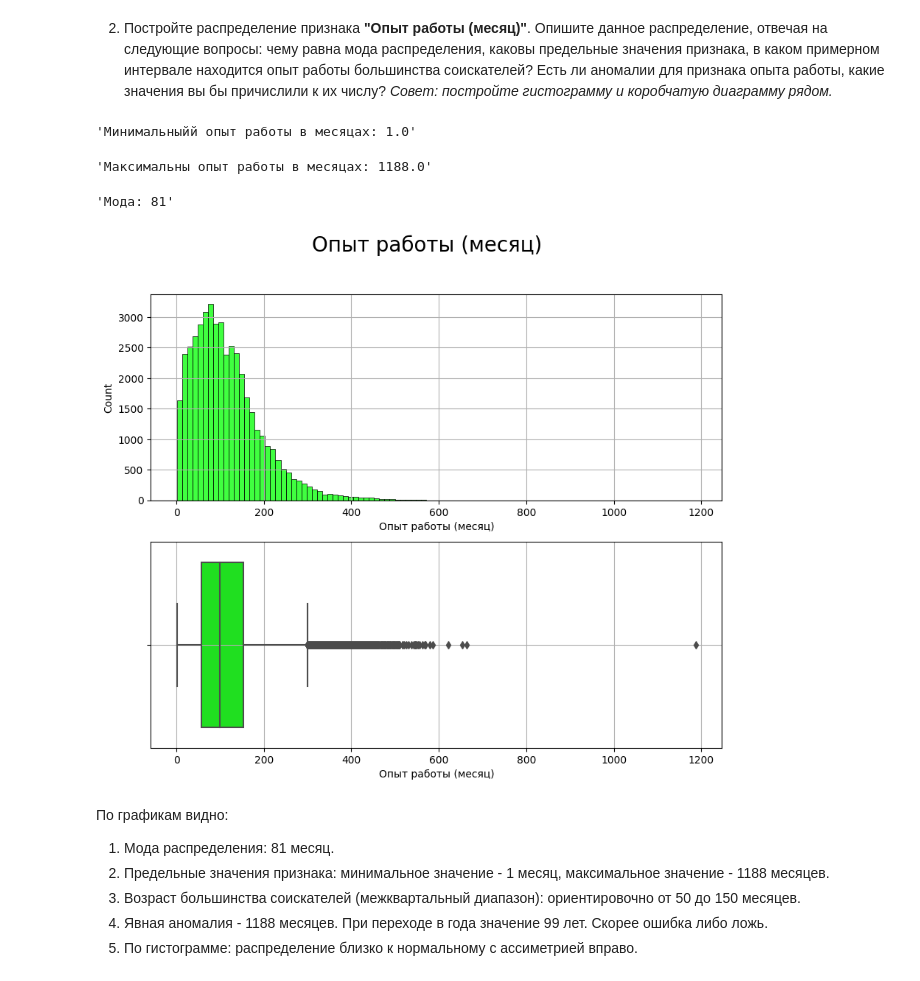
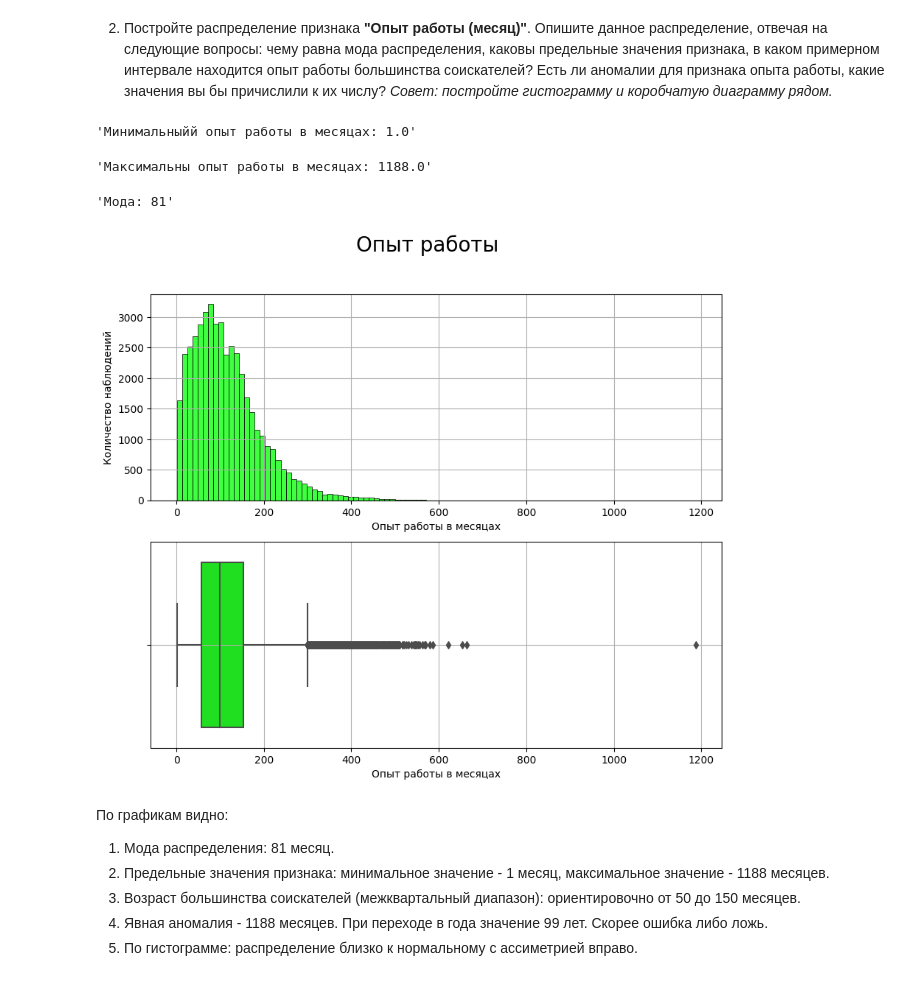
Before and after one commit to ASGlazyrin/ASG_SF_Rep, a Jupyter notebook: project_1/Project-1.ipynb, the cells around one changed output. Drawn from its saved outputs; the diff is of its cells as text; code cells hidden in the pictures.

```diff
--- a/project_1/Project-1.ipynb
+++ b/project_1/Project-1.ipynb
@@ -500,33 +503,36 @@ axes[1].grid()
 # %%
 # ваш код здесь
 
 #Определение точных предельных значений и моды
 display('Минимальныйй опыт работы в месяцах: ' + str(hh_data['Опыт работы (месяц)'].min()))
 display('Максимальны опыт работы в месяцах: ' + str(hh_data['Опыт работы (месяц)'].max()))
 display('Мода: ' + str(int(hh_data['Опыт работы (месяц)'].mode())))
 
 fig, axes = plt.subplots(nrows=2, ncols=1, figsize=(10, 8))
-fig.suptitle('Опыт работы (месяц)', fontsize=20)
+fig.suptitle('Опыт работы', fontsize=20)
 sns.histplot(
     data=hh_data,
     x='Опыт работы (месяц)',
     bins=100,
     color='lime',
     ax=axes[0]
 );
-axes[0].grid()
+axes[0].grid();
+axes[0].set_ylabel('Количество наблюдений');
+axes[0].set_xlabel('Опыт работы в месяцах');
 sns.boxplot(
     data=hh_data,
     x='Опыт работы (месяц)',
     color='lime',
     ax=axes[1]
 );
-axes[1].grid()
+axes[1].grid();
+axes[1].set_xlabel('Опыт работы в месяцах');
 # %% [output]
 'Минимальныйй опыт работы в месяцах: 1.0'
 'Максимальны опыт работы в месяцах: 1188.0'
 'Мода: 81'
-[figure, old version]
+[figure, new version]
 # %% [markdown]
 По графикам видно:
 1. Мода распределения: 81 месяц.
```
Also changed, not shown: parts of 10 cells of this notebook.
